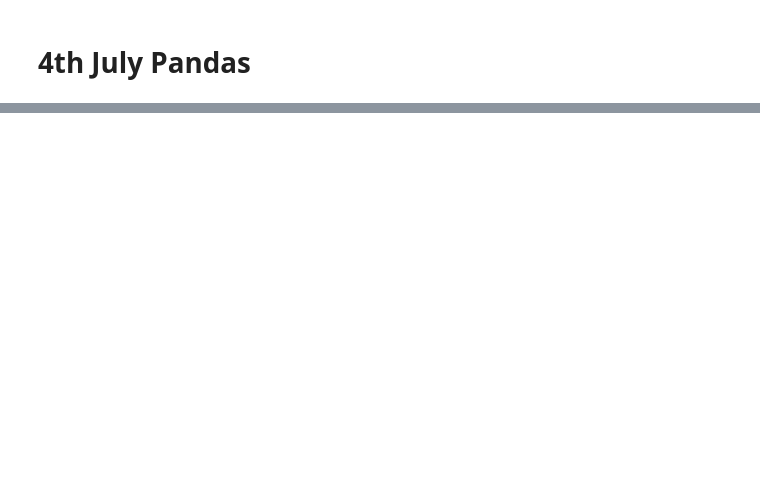
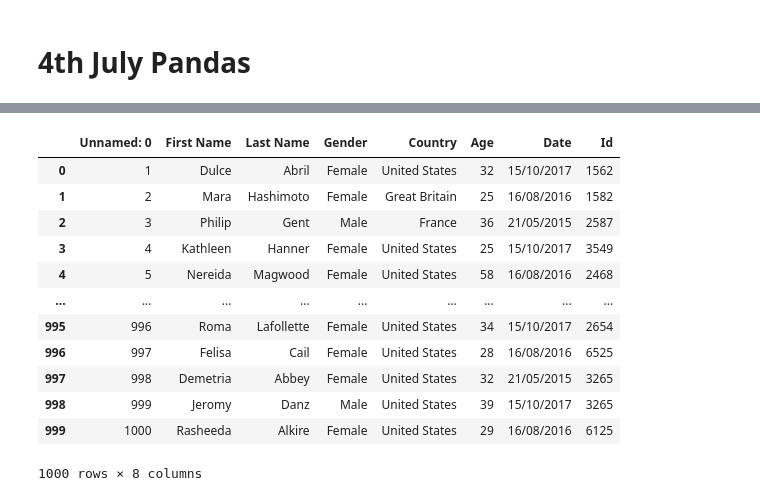
Before and after one commit to KarthikRaghavan-Annamalai/Data-Science-Machine-Learning, a Jupyter notebook: Notebooks/Data_Science_Machine_Learning_Part_6.ipynb, the cells around one changed output, grey strips where cells are left out. Cells and saved outputs as stored; diff of their text form; code cells hidden in the pictures; blank space fills up the shorter version.

```diff
--- a/Notebooks/Data_Science_Machine_Learning_Part_6.ipynb
+++ b/Notebooks/Data_Science_Machine_Learning_Part_6.ipynb
@@ -2,0 +129,18 @@
+# %%
+# To read an excel using pandas
+
+pd.read_excel(r"C:/Users/KARTHIKRAGHAVAN/Desktop/Ineuron/Datasets/file_example_XLSX_1000.xlsx")
+# %% [output]
+|  | Unnamed: 0 | First Name | Last Name | Gender | Country | Age | Date | Id |
+| 0 | 1 | Dulce | Abril | Female | United States | 32 | 15/10/2017 | 1562 |
+| 1 | 2 | Mara | Hashimoto | Female | Great Britain | 25 | 16/08/2016 | 1582 |
+| 2 | 3 | Philip | Gent | Male | France | 36 | 21/05/2015 | 2587 |
+| 3 | 4 | Kathleen | Hanner | Female | United States | 25 | 15/10/2017 | 3549 |
+| 4 | 5 | Nereida | Magwood | Female | United States | 58 | 16/08/2016 | 2468 |
+| ... | ... | ... | ... | ... | ... | ... | ... | ... |
+| 995 | 996 | Roma | Lafollette | Female | United States | 34 | 15/10/2017 | 2654 |
+| 996 | 997 | Felisa | Cail | Female | United States | 28 | 16/08/2016 | 6525 |
+| 997 | 998 | Demetria | Abbey | Female | United States | 32 | 21/05/2015 | 3265 |
+| 998 | 999 | Jeromy | Danz | Male | United States | 39 | 15/10/2017 | 3265 |
+| 999 | 1000 | Rasheeda | Alkire | Female | United States | 29 | 16/08/2016 | 6125 |
+1000 rows × 8 columns
```
Also changed, not shown: parts of 30 cells of this notebook.
